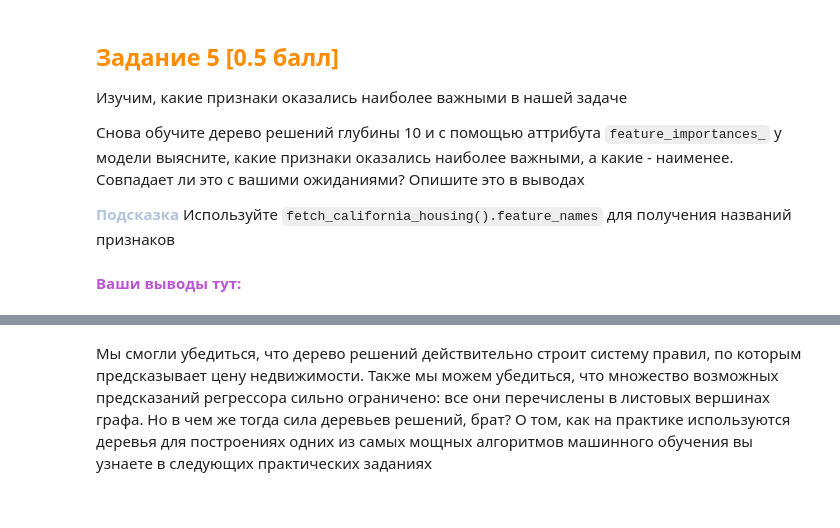
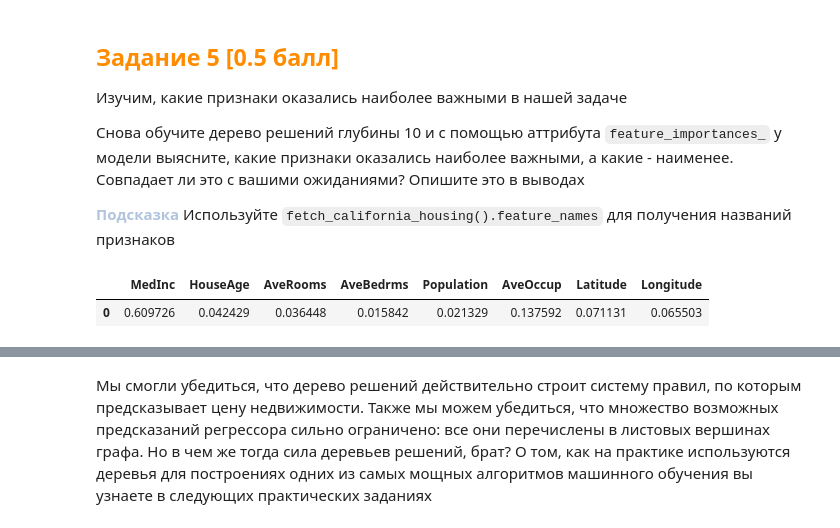
Before and after one commit to vrodealyona/ML2025, a Jupyter notebook: [Base]_Decision_Tree.ipynb, the cells around one changed output, grey strips where cells are left out. Saved outputs shown, nothing was run; the diff lists cells and outputs as text; code cells hidden in the pictures.

```diff
--- a/[Base]_Decision_Tree.ipynb
+++ b/[Base]_Decision_Tree.ipynb
@@ -178,9 +221,9 @@ decision_tree_regressor = DecisionTreeRegressor(max_depth=3, random_state=0)
 
 Обучите `GridSearchCV` для нашей модели регрессионного дерева. Переберите максимальную глубину от 1 до 30 включительно с шагом 1.
 # %%
-model = # your code here
-parameters = # your code here
+model = DecisionTreeRegressor(random_state=0)
+parameters = {'max_depth': range(1, 31)}
 
 
-cv = GridSearchCV(#your params, scoring='neg_mean_absolute_error', return_train_score=True, verbose=1)
+cv = GridSearchCV(model, parameters, scoring='neg_mean_absolute_error', return_train_score=True, verbose=1)
 cv.fit(X_train, y_train)
@@ -255,0 +333,31 @@ fig.update_layout(xaxis_title='Максимальная глубина дере
+# %%
+# your code here
+pipelines = {
+    "Tree_NoScaling": Pipeline([
+        ('model', DecisionTreeRegressor(max_depth=10, random_state=0))
+    ]),
+    "Tree_WithScaling": Pipeline([
+        ('scaler', MinMaxScaler()),
+        ('model', DecisionTreeRegressor(max_depth=10, random_state=0))
+    ]),
+    "Ridge_NoScaling": Pipeline([
+        ('model', RidgeCV(alphas=np.logspace(-3, 3, num=7), cv=5, scoring='neg_mean_absolute_error'))
+    ]),
+    "Ridge_WithScaling": Pipeline([
+        ('scaler', MinMaxScaler()),
+        ('model', RidgeCV(alphas=np.logspace(-3, 3, num=7), cv=5, scoring='neg_mean_absolute_error'))
+    ])
+}
+
+results = {}
+for name, pipeline in pipelines.items():
+    # Обучаем пайплайн *один раз*
+    pipeline.fit(X_train, y_train)
+
+    # Делаем предсказания на тестовой выборке
+    y_pred = pipeline.predict(X_test)
+
+    # Вычисляем MAE
+    results[name] = mean_absolute_error(y_test, y_pred)
+
+    print(f'{name} MAE: {results[name]}')
@@ -272,2 +389,9 @@ model = # your code here
-# %% [markdown]
-<font color='MediumOrchid'>**Ваши выводы тут:**</font>
+# %%
+model = DecisionTreeRegressor(max_depth=10, random_state=0)
+
+# your code here
+model.fit(X_train, y_train)
+pd.DataFrame(np.array(model.feature_importances_).reshape(1, 8), columns=fetch_california_housing().feature_names)
+# %% [output]
+|  | MedInc | HouseAge | AveRooms | AveBedrms | Population | AveOccup | Latitude | Longitude |
+| 0 | 0.609726 | 0.042429 | 0.036448 | 0.015842 | 0.021329 | 0.137592 | 0.071131 | 0.065503 |
```
Also changed, not shown: parts of 17 cells of this notebook.
